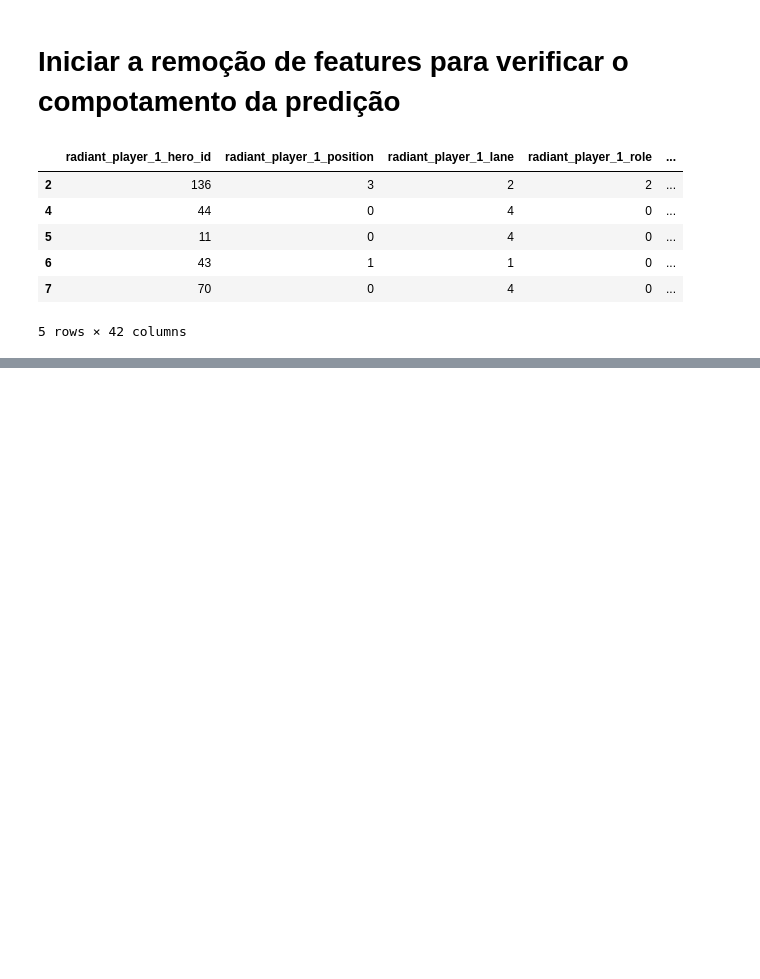
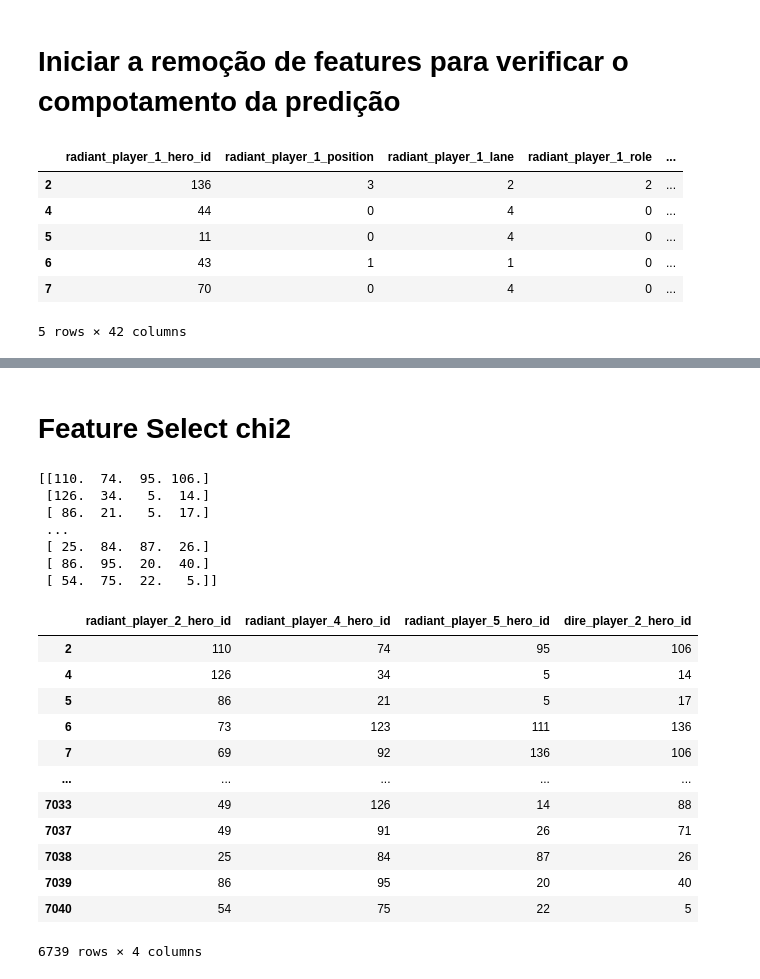
Before and after one commit to ExiledSpirit/dota-match-predict, a Jupyter notebook: dota2_proj/Analise_exploratoria_Dota2.ipynb, the cells around one changed output, grey strips where cells are left out. Saved outputs shown, nothing was run; the diff lists cells and outputs as text; code cells hidden in the pictures; blank space fills up the shorter version.

```diff
--- a/dota2_proj/Analise_exploratoria_Dota2.ipynb
+++ b/dota2_proj/Analise_exploratoria_Dota2.ipynb
@@ -533,0 +615,40 @@ baseline_randomforrest.fit(x_train, y_train)
+# %% [markdown]
+# Feature Select chi2
+# %%
+from sklearn.feature_selection import chi2
+
+# extracao
+test = SelectKBest(score_func=chi2, k=4)
+
+fit = test.fit(predictors, classes)
+
+fit.get_support(indices=True)
+
+features = fit.transform(predictors)
+
+print(features)
+
+cols = fit.get_support(indices=True)
+
+datasetGt2024_Clean_v2.iloc[:,cols] # radiant_player_2_hero_id	radiant_player_4_hero_id	radiant_player_5_hero_id	dire_player_2_hero_id
+# %% [output]
+[[110.  74.  95. 106.]
+ [126.  34.   5.  14.]
+ [ 86.  21.   5.  17.]
+ ...
+ [ 25.  84.  87.  26.]
+ [ 86.  95.  20.  40.]
+ [ 54.  75.  22.   5.]]
+|  | radiant_player_2_hero_id | radiant_player_4_hero_id | radiant_player_5_hero_id | dire_player_2_hero_id |
+| 2 | 110 | 74 | 95 | 106 |
+| 4 | 126 | 34 | 5 | 14 |
+| 5 | 86 | 21 | 5 | 17 |
+| 6 | 73 | 123 | 111 | 136 |
+| 7 | 69 | 92 | 136 | 106 |
+| ... | ... | ... | ... | ... |
+| 7033 | 49 | 126 | 14 | 88 |
+| 7037 | 49 | 91 | 26 | 71 |
+| 7038 | 25 | 84 | 87 | 26 |
+| 7039 | 86 | 95 | 20 | 40 |
+| 7040 | 54 | 75 | 22 | 5 |
+6739 rows × 4 columns
```
Also changed, not shown: parts of 11 cells of this notebook.
